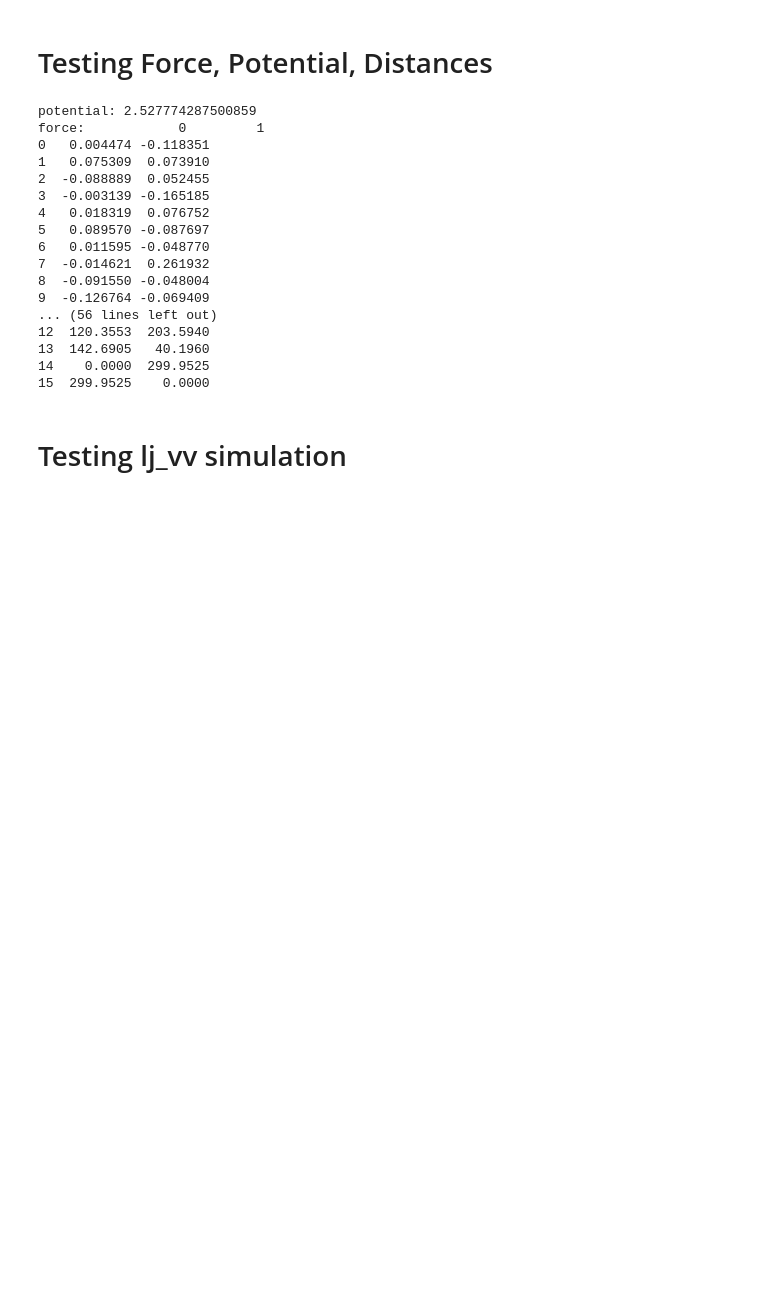
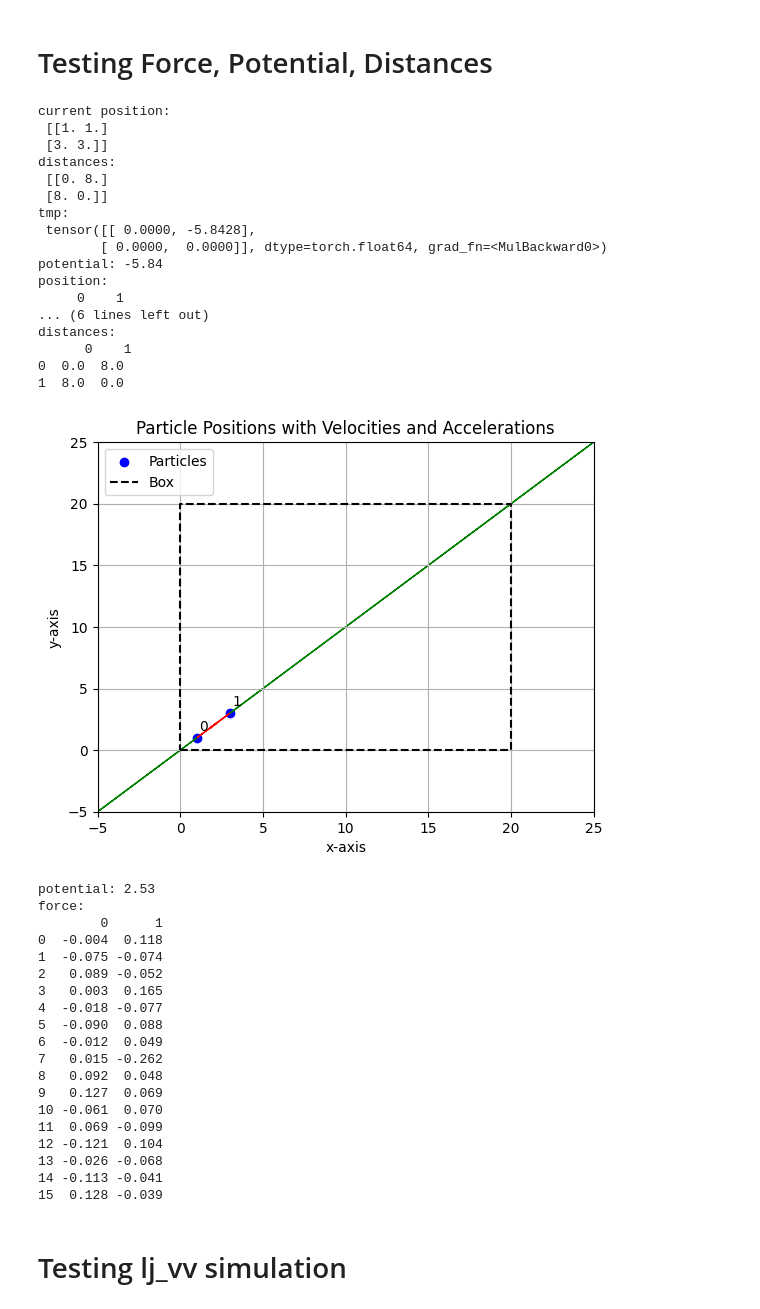
Before and after one commit to ISIPINK/MD_code_test, a Jupyter notebook: MD_program.ipynb, the cells around one changed output. Cells and saved outputs as stored; diff of their text form; code cells hidden in the pictures; blank space fills up the shorter version.

Commit message:
forces were right but in the wrong direction

```diff
--- a/MD_program.ipynb
+++ b/MD_program.ipynb
@@ -237,31 +252,59 @@ tensor([[-6.4731, -7.6373],
 # %% [markdown]
 # Testing Force, Potential, Distances
+# %%
+import pandas as pd
+sim_cons = Simulation_constants()
+sim = MD_simulation_lj_vv(sim_cons, pos_file="./test_init/simple_pos.csv",vel_file="./test_init/simple_vel.csv")
+print(f"potential: {sim.get_potential_energy(debug=True).detach().numpy():0.2f}")
+print(f"position:\n{pd.DataFrame(sim.positions.detach().numpy()).round(2)}")
+print(f"force:\n{pd.DataFrame(sim.get_force().detach().numpy()).round(2)}")
+print("distances:\n",pd.DataFrame(sim.get_distances_squared().detach().numpy()))
+sim.plt_points()
+# %% [output]
+current position:
+ [[1. 1.]
+ [3. 3.]]
+distances:
+ [[0. 8.]
+ [8. 0.]]
+tmp:
+ tensor([[ 0.0000, -5.8428],
+        [ 0.0000,  0.0000]], dtype=torch.float64, grad_fn=<MulBackward0>)
+potential: -5.84
+position:
+     0    1
+... (6 lines left out)
+distances:
+      0    1
+0  0.0  8.0
+1  8.0  0.0
+[figure, added]
 # %%
 import pandas as pd
 sim_cons = Simulation_constants()
 sim = MD_simulation_lj_vv(sim_cons)
-np.set_printoptions(precision=0)
-print("potential:",sim.get_potential_energy().detach().numpy())
-print("force:",pd.DataFrame(sim.get_force().detach().numpy()))
-print("distances: \n",pd.DataFrame(sim.get_distances_squared().detach().numpy()))
+print(f"potential: {sim.get_potential_energy().detach().numpy():0.2f}")
+print(f"force:\n{pd.DataFrame(sim.get_force().detach().numpy()).round(3)}")
 # %% [output]
-potential: 2.527774287500859
-force:            0         1
-0   0.004474 -0.118351
-1   0.075309  0.073910
-2  -0.088889  0.052455
-3  -0.003139 -0.165185
-4   0.018319  0.076752
-5   0.089570 -0.087697
-6   0.011595 -0.048770
-7  -0.014621  0.261932
-8  -0.091550 -0.048004
-9  -0.126764 -0.069409
-... (56 lines left out)
-12  120.3553  203.5940
-13  142.6905   40.1960
-14    0.0000  299.9525
-15  299.9525    0.0000
+potential: 2.53
+force:
+        0      1
+0  -0.004  0.118
+1  -0.075 -0.074
+2   0.089 -0.052
+3   0.003  0.165
+4  -0.018 -0.077
+5  -0.090  0.088
+6  -0.012  0.049
+7   0.015 -0.262
+8   0.092  0.048
+9   0.127  0.069
+10 -0.061  0.070
+11  0.069 -0.099
+12 -0.121  0.104
+13 -0.026 -0.068
+14 -0.113 -0.041
+15  0.128 -0.039
 # %% [markdown]
 # Testing lj_vv simulation
 # %%
```
Also changed, not shown: parts of 3 cells of this notebook, 2 other files.
